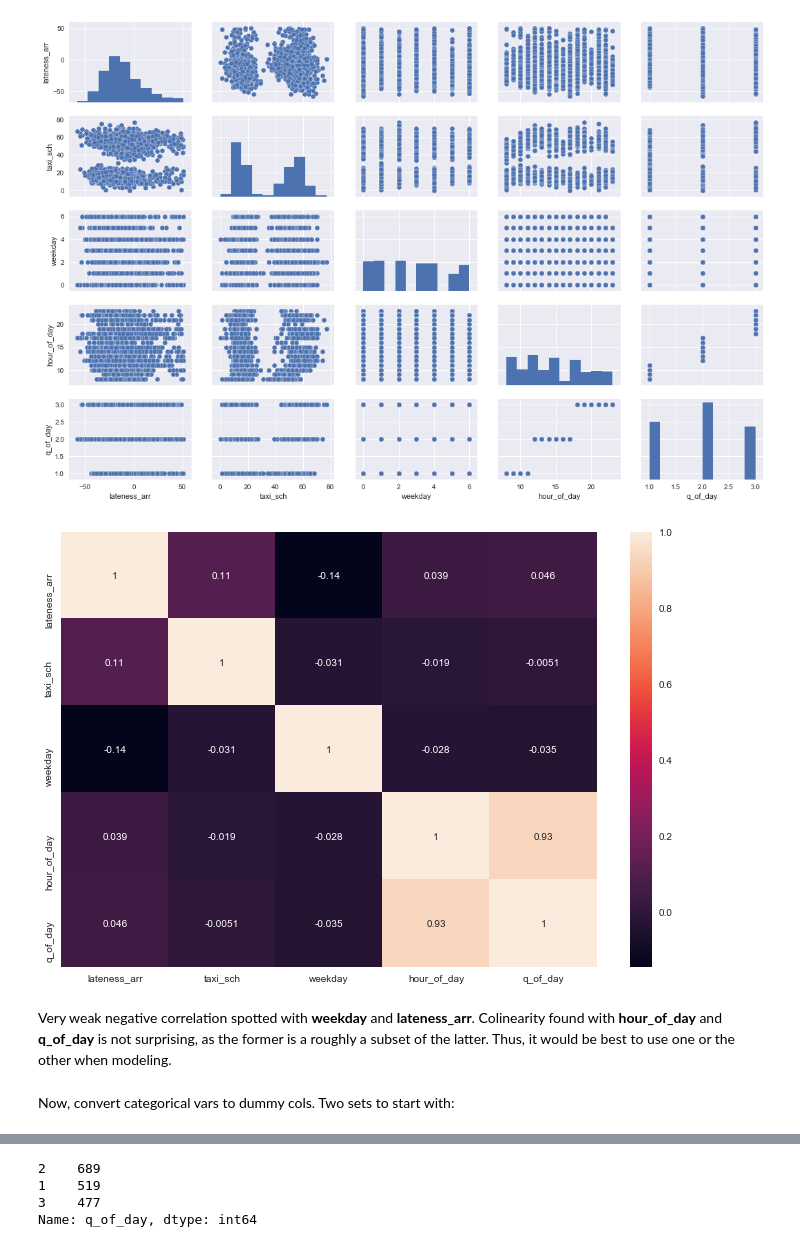
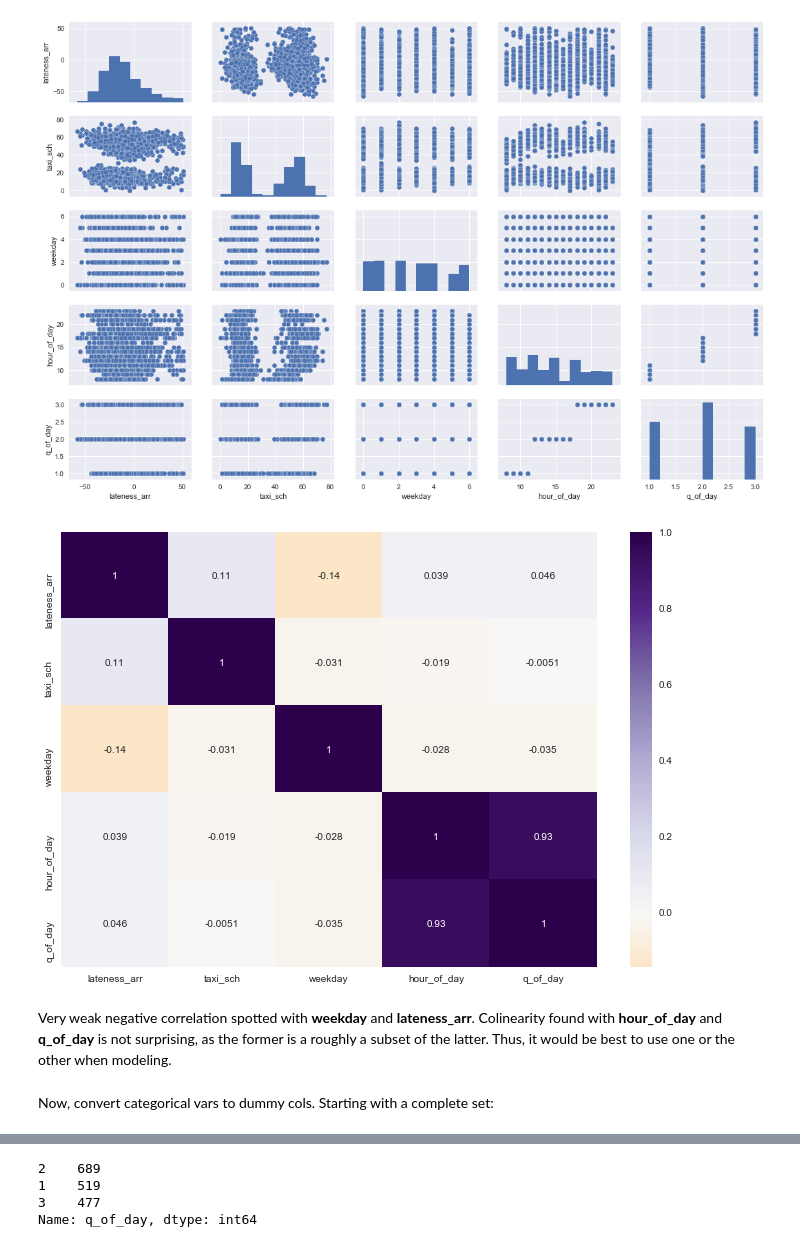
Before and after one commit to davidluther/Metis-Projects, a Jupyter notebook: 2-delays-expected/code/3-Luther-Regression.ipynb, the cells around one changed output, grey strips where cells are left out. Cells and saved outputs as stored; diff of their text form; code cells hidden in the pictures.

```diff
--- a/2-delays-expected/code/3-Luther-Regression.ipynb
+++ b/2-delays-expected/code/3-Luther-Regression.ipynb
@@ -71,7 +76,13 @@ AAL.describe()
 # %% [markdown]
 Next, I'll split off the target column and possible feature columns.
 # %%
-AAL_sub = AAL.filter(['lateness_arr', 'taxi_sch', 'weekday', 'hour_of_day', 'q_of_day', 'f_num'])
+AAL_sub = AAL.filter(['lateness_arr',
+                      'taxi_sch',
+                      'weekday',
+                      'hour_of_day',
+                      'q_of_day'
+                     ]
+                    )
 # %% [markdown]
 ...then inspect with corr / pair plot.
 # %%
@@ -89,13 +100,16 @@ sns.pairplot(AAL_sub, size=2, aspect=1.5);
 [figure]
 # %%
 plt.figure(figsize=(12,8))
-sns.heatmap(AAL_sub.corr(), annot=True);
+sns.heatmap(AAL_sub.corr(),
+            cmap="PuOr", # "RdBu" "PuOr"
+            center=0.0,
+            annot=True);
 
-#plt.savefig('../img/heatmap.png', dpi=200, bbox_inches = 'tight')
+#plt.savefig('../viz/heatmap2.png', dpi=200, bbox_inches = 'tight')
 # %% [output]
-[figure, old version]
+[figure, new version]
 # %% [markdown]
 Very weak negative correlation spotted with **weekday** and **lateness_arr**. Colinearity found with **hour_of_day** and **q_of_day** is not surprising, as the former is a roughly a subset of the latter. Thus, it would be best to use one or the other when modeling.
 # %% [markdown]
-Now, convert categorical vars to dummy cols. Two sets to start with:
+Now, convert categorical vars to dummy cols. Starting with a complete set:
 # %%
```
Also changed, not shown: parts of 54 cells of this notebook, 3 other files.
